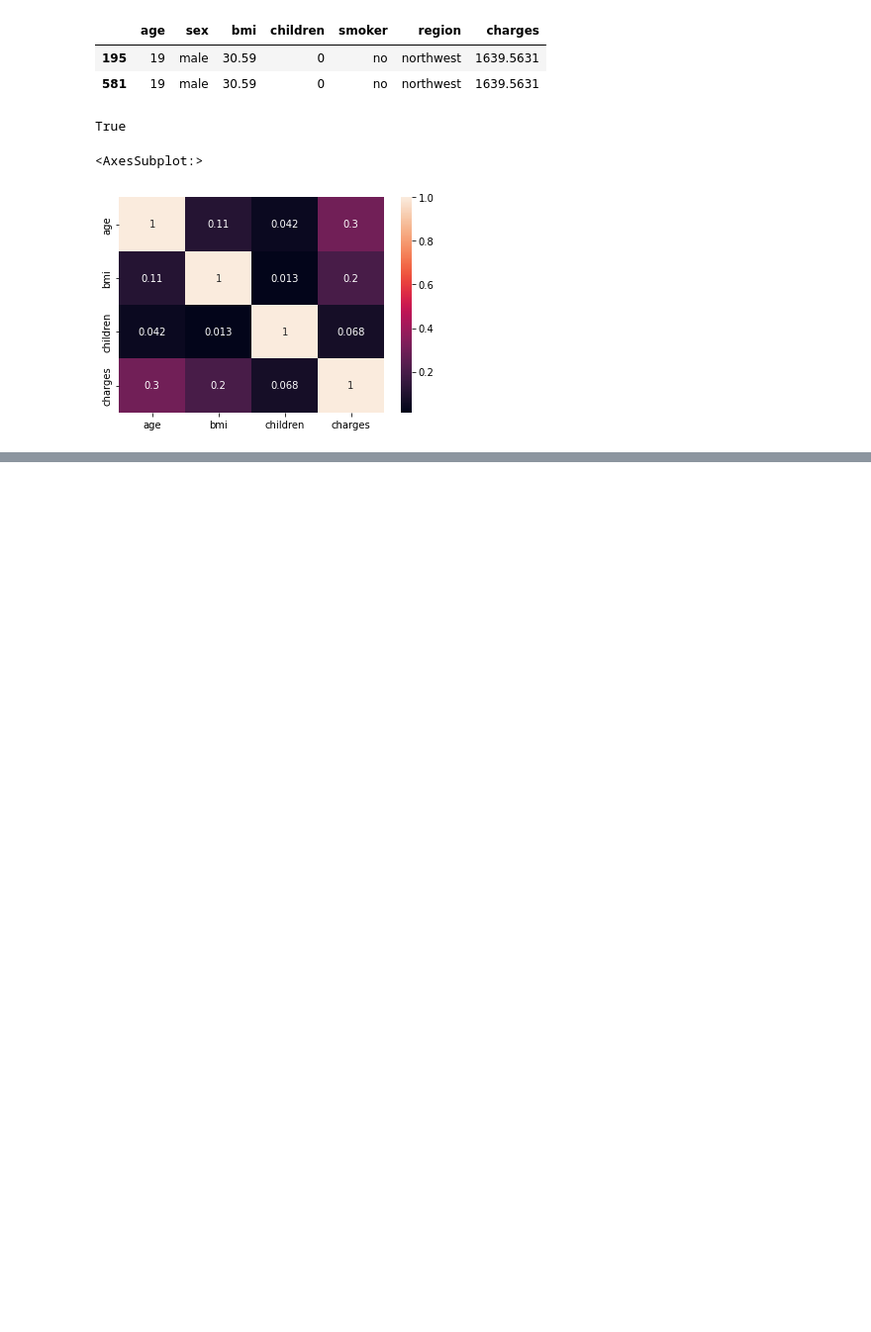
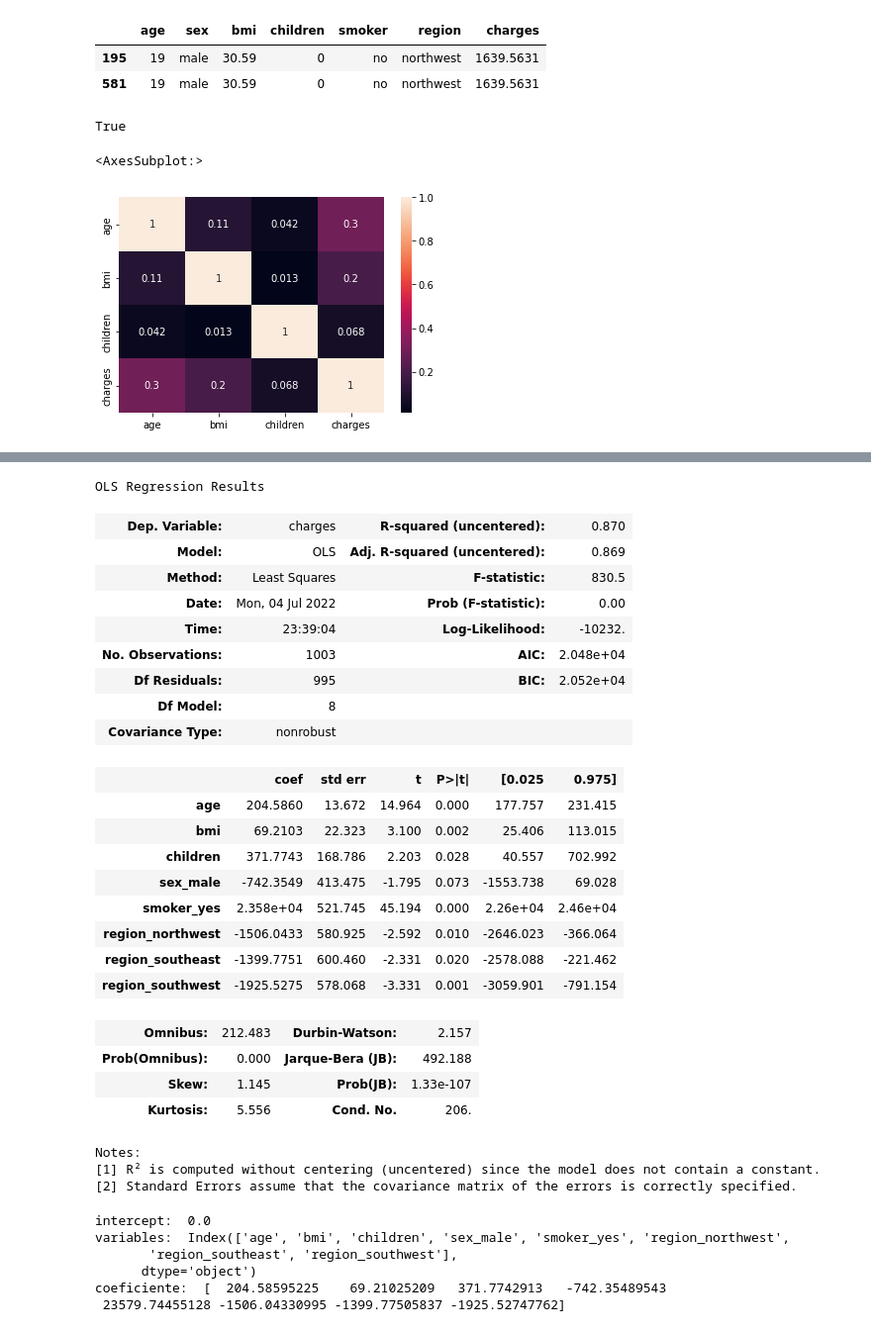
Before and after one commit to sepeca15/Linear-Regression-Project, a Jupyter notebook: src/explore.ipynb, the cells around one changed output, grey strips where cells are left out. Shown at 99% size. Drawn from its saved outputs; the diff is of its cells as text; code cells hidden in the pictures; blank space fills up the shorter version.

```diff
--- a/src/explore.ipynb
+++ b/src/explore.ipynb
@@ -140,0 +193,45 @@ sb.heatmap(df.corr(), annot=True)
+# %%
+Xint = sm.add_constant(X_train)
+modelo3 = sm.OLS(y_train, X_train)
+results = modelo3.fit()
+results.summary()
+# %% [output]
+OLS Regression Results
+| Dep. Variable: | charges | R-squared (uncentered): | 0.870 |
+| Model: | OLS | Adj. R-squared (uncentered): | 0.869 |
+| Method: | Least Squares | F-statistic: | 830.5 |
+| Date: | Mon, 04 Jul 2022 | Prob (F-statistic): | 0.00 |
+| Time: | 23:39:04 | Log-Likelihood: | -10232. |
+| No. Observations: | 1003 | AIC: | 2.048e+04 |
+| Df Residuals: | 995 | BIC: | 2.052e+04 |
+| Df Model: | 8 |  |  |
+| Covariance Type: | nonrobust |  |  |
+|  | coef | std err | t | P>|t| | [0.025 | 0.975] |
+| age | 204.5860 | 13.672 | 14.964 | 0.000 | 177.757 | 231.415 |
+| bmi | 69.2103 | 22.323 | 3.100 | 0.002 | 25.406 | 113.015 |
+| children | 371.7743 | 168.786 | 2.203 | 0.028 | 40.557 | 702.992 |
+| sex_male | -742.3549 | 413.475 | -1.795 | 0.073 | -1553.738 | 69.028 |
+| smoker_yes | 2.358e+04 | 521.745 | 45.194 | 0.000 | 2.26e+04 | 2.46e+04 |
+| region_northwest | -1506.0433 | 580.925 | -2.592 | 0.010 | -2646.023 | -366.064 |
+| region_southeast | -1399.7751 | 600.460 | -2.331 | 0.020 | -2578.088 | -221.462 |
+| region_southwest | -1925.5275 | 578.068 | -3.331 | 0.001 | -3059.901 | -791.154 |
+| Omnibus: | 212.483 | Durbin-Watson: | 2.157 |
+| Prob(Omnibus): | 0.000 | Jarque-Bera (JB): | 492.188 |
+| Skew: | 1.145 | Prob(JB): | 1.33e-107 |
+| Kurtosis: | 5.556 | Cond. No. | 206. |
+Notes:
+[1] R² is computed without centering (uncentered) since the model does not contain a constant.
+[2] Standard Errors assume that the covariance matrix of the errors is correctly specified.
+# %%
+modelo4 = LinearRegression(fit_intercept=False)
+modelo4.fit(X_train, y_train)
+print("intercept: ",modelo4.intercept_)
+print("variables: ",X_train.columns)
+print("coeficiente: ",modelo4.coef_)
+# %% [output]
+intercept:  0.0
+variables:  Index(['age', 'bmi', 'children', 'sex_male', 'smoker_yes', 'region_northwest',
+       'region_southeast', 'region_southwest'],
+      dtype='object')
+coeficiente:  [  204.58595225    69.21025209   371.7742913   -742.35489543
+ 23579.74455128 -1506.04330995 -1399.77505837 -1925.52747762]
```
Also changed, not shown: parts of 9 cells of this notebook.
